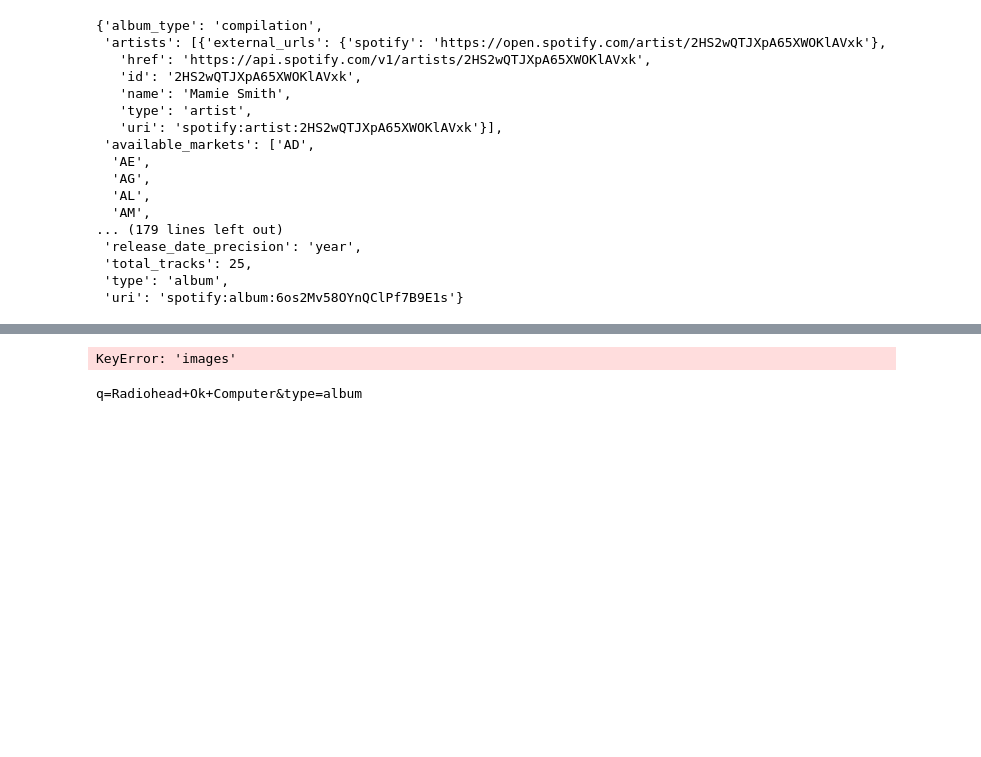
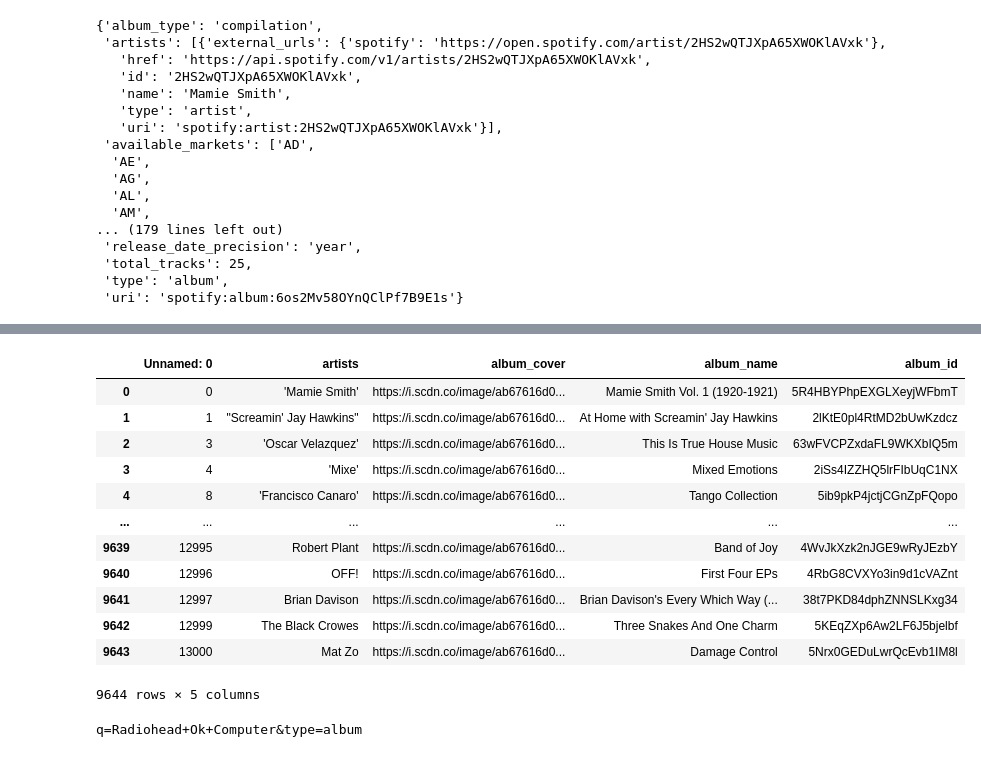
Before and after one commit to tklein98/cratescanner_2.0, a Jupyter notebook: notebooks/spotify_client.ipynb, the cells around one changed output, grey strips where cells are left out. Cells and saved outputs as stored; diff of their text form; code cells hidden in the pictures; blank space fills up the shorter version.

```diff
--- a/notebooks/spotify_client.ipynb
+++ b/notebooks/spotify_client.ipynb
@@ -223,4 +392,0 @@ Wall time: 262 ms
-# %%
-get_album_image(test_album)
-# %% [output]
-KeyError: 'images'
@@ -231,3 +393,21 @@ album_df = pd.DataFrame(album_df)
+# %%
+small_url_df = pd.read_csv("album_dataset (1).csv")
+# %%
+small_url_df
+# %% [output]
+|  | Unnamed: 0 | artists | album_cover | album_name | album_id |
+| 0 | 0 | 'Mamie Smith' | https://i.scdn.co/image/ab67616d0... | Mamie Smith Vol. 1 (1920-1921) | 5R4HBYPhpEXGLXeyjWFbmT |
+| 1 | 1 | "Screamin' Jay Hawkins" | https://i.scdn.co/image/ab67616d0... | At Home with Screamin' Jay Hawkins | 2lKtE0pl4RtMD2bUwKzdcz |
+| 2 | 3 | 'Oscar Velazquez' | https://i.scdn.co/image/ab67616d0... | This Is True House Music | 63wFVCPZxdaFL9WKXbIQ5m |
+| 3 | 4 | 'Mixe' | https://i.scdn.co/image/ab67616d0... | Mixed Emotions | 2iSs4IZZHQ5lrFIbUqC1NX |
+| 4 | 8 | 'Francisco Canaro' | https://i.scdn.co/image/ab67616d0... | Tango Collection | 5ib9pkP4jctjCGnZpFQopo |
+| ... | ... | ... | ... | ... | ... |
+| 9639 | 12995 | Robert Plant | https://i.scdn.co/image/ab67616d0... | Band of Joy | 4WvJkXzk2nJGE9wRyJEzbY |
+| 9640 | 12996 | OFF! | https://i.scdn.co/image/ab67616d0... | First Four EPs | 4RbG8CVXYo3in9d1cVAZnt |
+| 9641 | 12997 | Brian Davison | https://i.scdn.co/image/ab67616d0... | Brian Davison's Every Which Way (... | 38t7PKD84dphZNNSLKxg34 |
+| 9642 | 12999 | The Black Crowes | https://i.scdn.co/image/ab67616d0... | Three Snakes And One Charm | 5KEqZXp6Aw2LF6J5bjelbf |
+| 9643 | 13000 | Mat Zo | https://i.scdn.co/image/ab67616d0... | Damage Control | 5Nrx0GEDuLwrQcEvb1IM8l |
+9644 rows × 5 columns
 # %%
 def clean_artists_col(artists):
     cleaned_text = artists.replace('[','').replace(']','')
```
Also changed, not shown: parts of 10 cells of this notebook, 4 other files.
